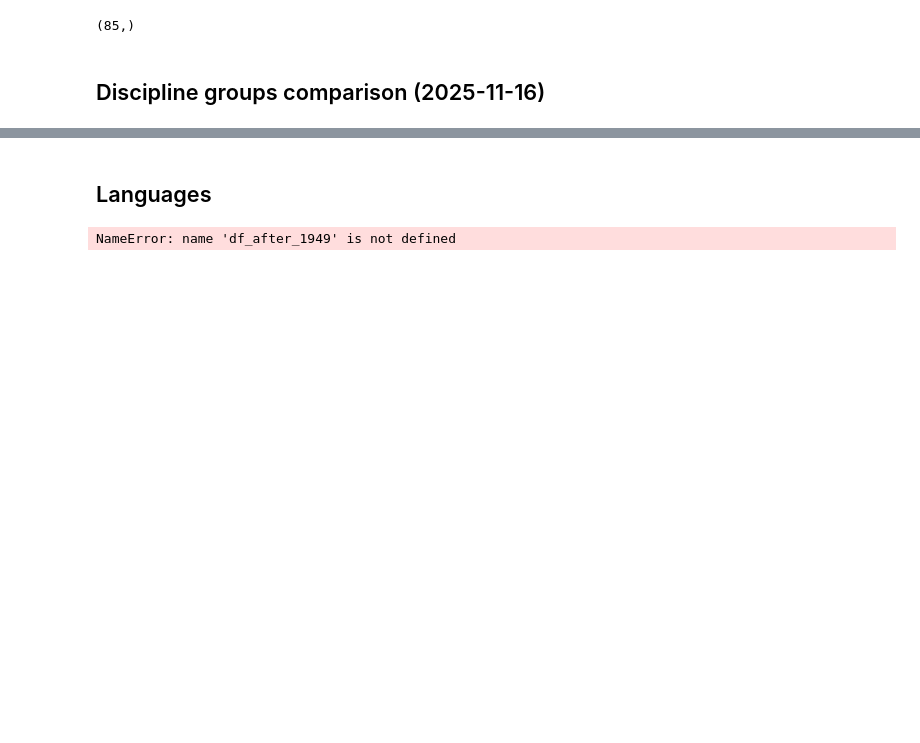
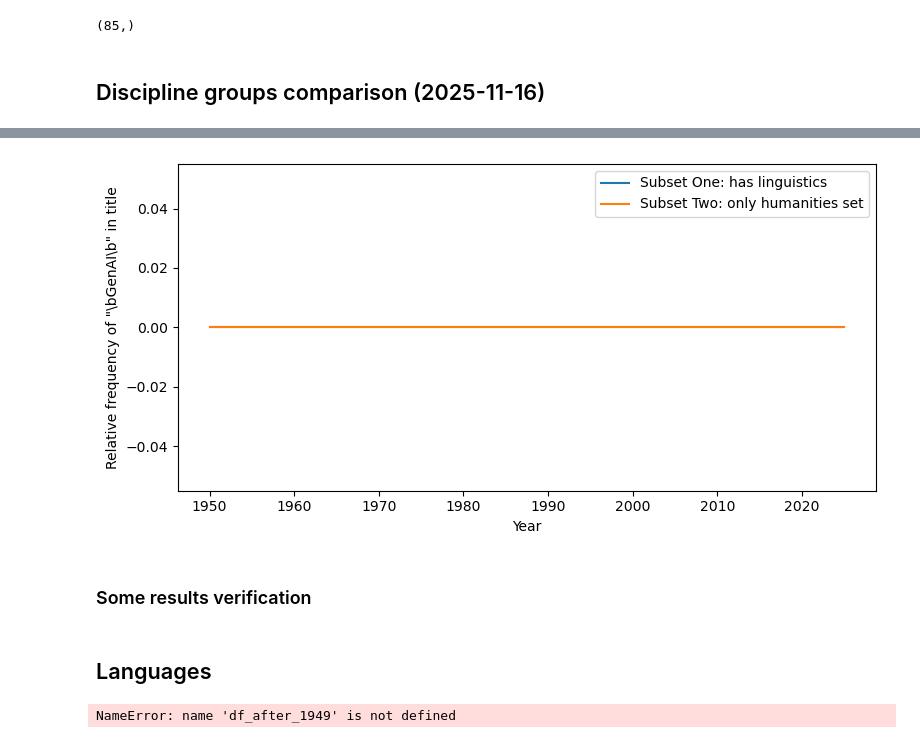
Before and after one commit to DanilSko/jstor_analysis_code, a Jupyter notebook: JSTOR database analyser.ipynb, the cells around one changed output, grey strips where cells are left out. Drawn from its saved outputs; the diff is of its cells as text; code cells hidden in the pictures; blank space fills up the shorter version.

```diff
--- a/JSTOR database analyser.ipynb
+++ b/JSTOR database analyser.ipynb
@@ -307,0 +437,6 @@ discipline_counts.to_excel('disciplines_frequencies_post_1949.xlsx', header=Fals
+# %%
+plot_substring_by_subsets(subset1=subset1, subset2=subset2, substring="\\bGenAI\\b")
+# %% [output]
+[figure, added]
+# %% [markdown]
+### Some results verification
```
Also changed, not shown: parts of 15 cells of this notebook.
